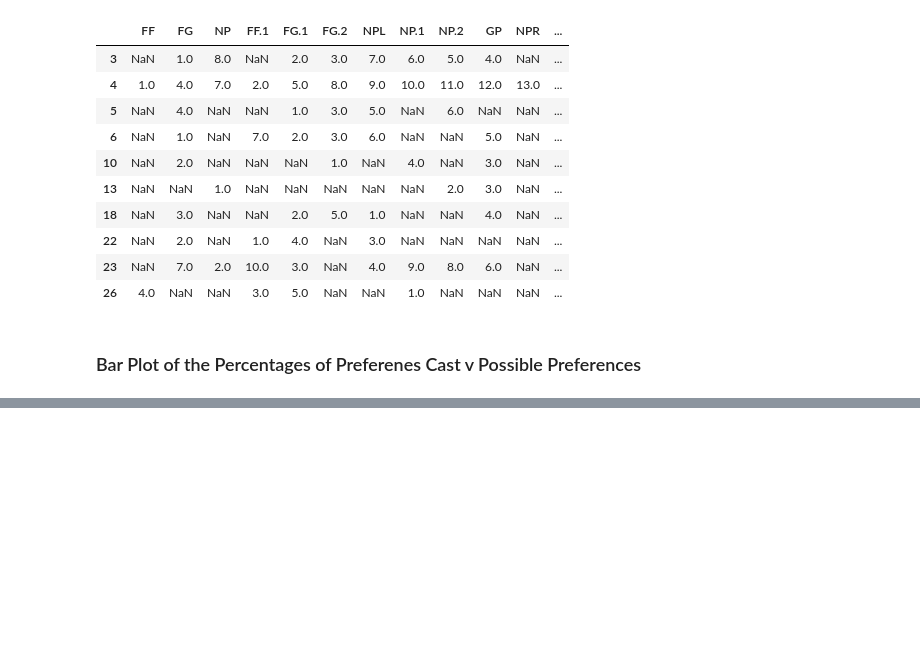
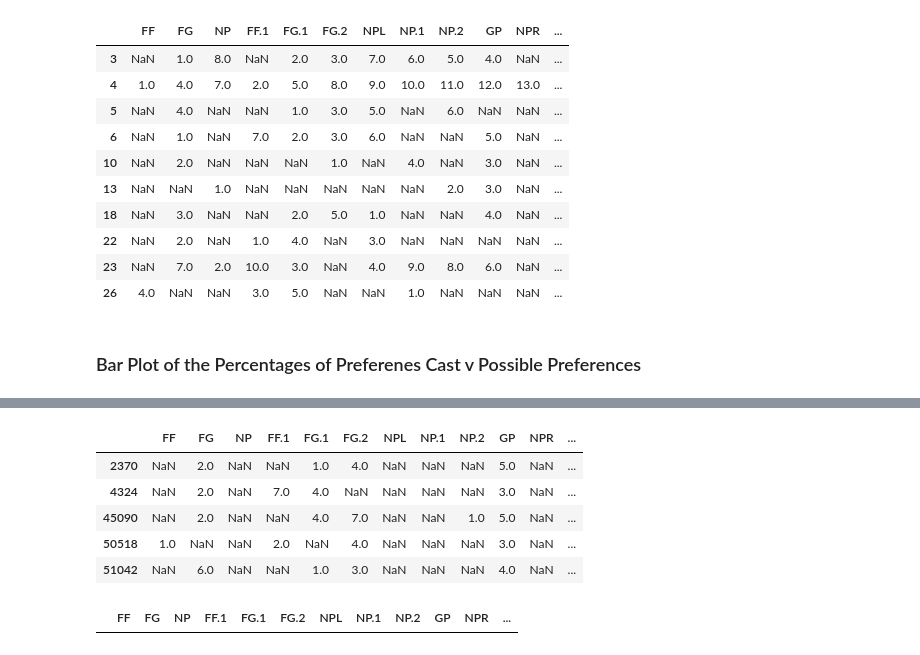
Before and after one commit to conorgilmer/STV-Ballot-as-a-signature, a Jupyter notebook: python/VoteDataAnalysis.ipynb, the cells around one changed output, grey strips where cells are left out. Drawn from its saved outputs; the diff is of its cells as text; code cells hidden in the pictures; blank space fills up the shorter version.

Commit message:
add more values of r

```diff
--- a/python/VoteDataAnalysis.ipynb
+++ b/python/VoteDataAnalysis.ipynb
@@ -530,0 +549,13 @@ plt.show()
+# %%
+df.loc[(df['Avg. Euc. Dist'] > 5.0) & (df['maxValues']==7.0)]
+# %% [output]
+|  | FF | FG | NP | FF.1 | FG.1 | FG.2 | NPL | NP.1 | NP.2 | GP | NPR | ... |
+| 2370 | NaN | 2.0 | NaN | NaN | 1.0 | 4.0 | NaN | NaN | NaN | 5.0 | NaN | ... |
+| 4324 | NaN | 2.0 | NaN | 7.0 | 4.0 | NaN | NaN | NaN | NaN | 3.0 | NaN | ... |
+| 45090 | NaN | 2.0 | NaN | NaN | 4.0 | 7.0 | NaN | NaN | 1.0 | 5.0 | NaN | ... |
+| 50518 | 1.0 | NaN | NaN | 2.0 | NaN | 4.0 | NaN | NaN | NaN | 3.0 | NaN | ... |
+| 51042 | NaN | 6.0 | NaN | NaN | 1.0 | 3.0 | NaN | NaN | NaN | 4.0 | NaN | ... |
+# %%
+df.loc[(df['Euclid Dist'] > 46.3) & (df['maxValues']==7.0)]
+# %% [output]
+|  | FF | FG | NP | FF.1 | FG.1 | FG.2 | NPL | NP.1 | NP.2 | GP | NPR | ... |
```
Also changed, not shown: parts of 3 cells of this notebook.
